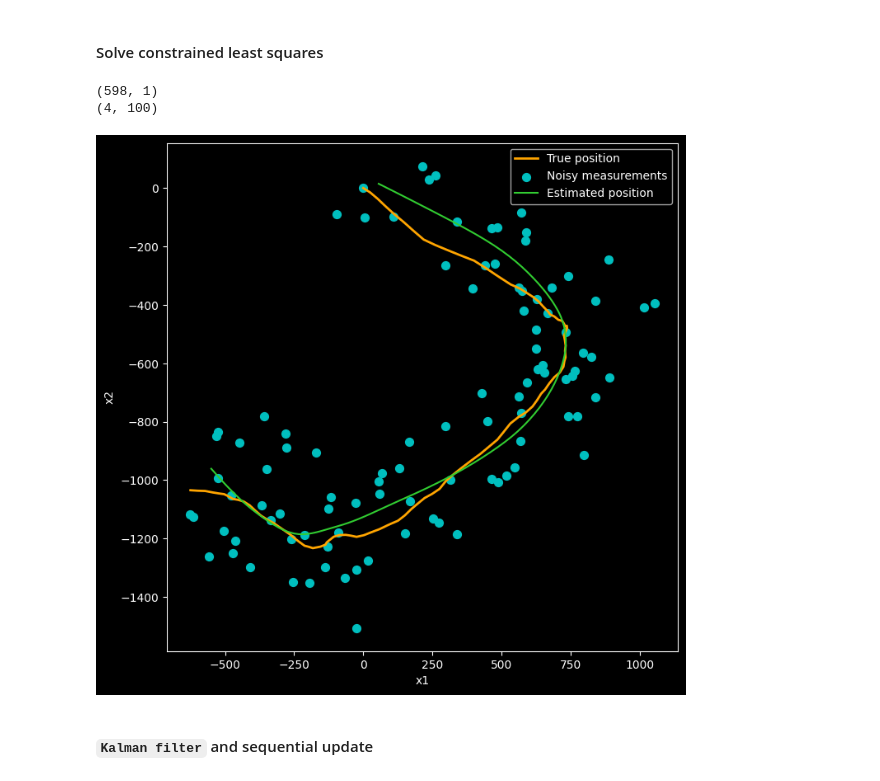
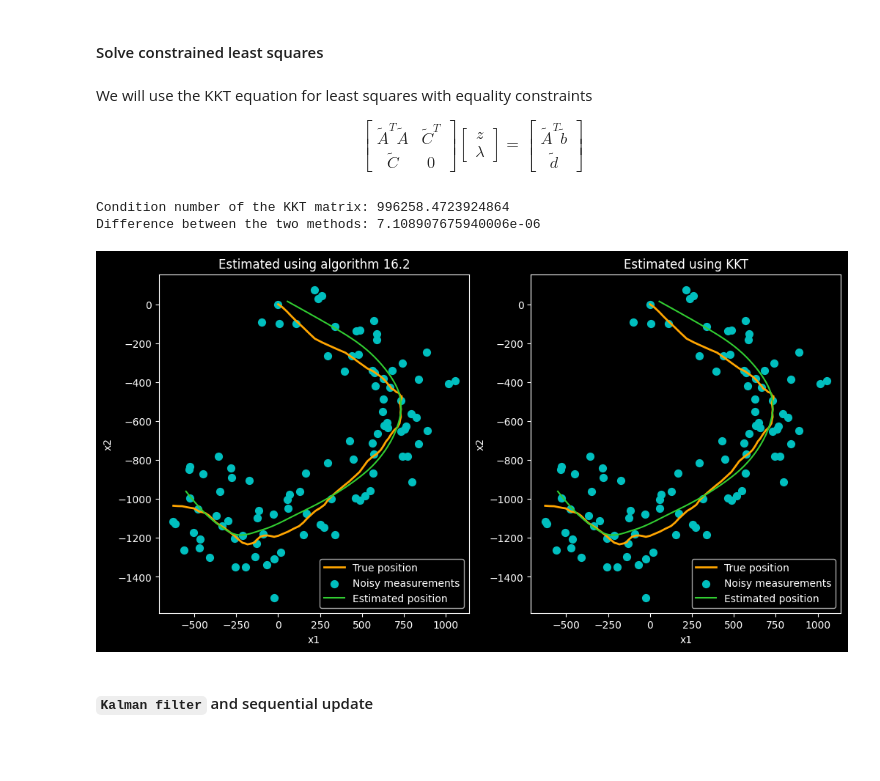
Before and after one commit to heyjianjing/linear_algebra, a Jupyter notebook: la_ex_07_linear_quadratic_estimator_Kalman_filter.ipynb, the cells around one changed output. Drawn from its saved outputs; the diff is of its cells as text; code cells hidden in the pictures; blank space fills up the shorter version.

```diff
--- a/la_ex_07_linear_quadratic_estimator_Kalman_filter.ipynb
+++ b/la_ex_07_linear_quadratic_estimator_Kalman_filter.ipynb
@@ -131,44 +131,77 @@ Ctil shape: (396, 598)
 dtil shape: (396, 1)
 # %% [markdown]
 #### Solve constrained least squares
+# %% [markdown]
+We will use the KKT equation for least squares with equality constraints
+
+$$\begin{bmatrix}\tilde{A}^T\tilde{A} & \tilde{C}^T \\ \tilde{C} & 0\end{bmatrix}\begin{bmatrix}z \\ \lambda\end{bmatrix}=\begin{bmatrix}\tilde{A}^T\tilde{b} \\ \tilde{d}\end{bmatrix}$$
 # %%
 # This solver by Vince Bartle https://github.com/vbartle/VMLS-Companions/tree/master
-# Based on Algorithm 16.2 in the book https://web.stanford.edu/~boyd/vmls/
+# Based on algorithm 16.2 in the book https://web.stanford.edu/~boyd/vmls/
 def cls_solve(A, b, C, d):
     m, n = np.shape(A)
     p, _ = np.shape(C)
 
     Q, R = npl.qr(np.vstack([A, C]))
     Q1 = Q[:m, :]
     Q2 = Q[m:m+p, :]
 
     Qtil, Rtil = npl.qr(Q2.T)
 
     first = 2 * Qtil.T @ Q1.T @ b
     denom = first - 2 * npl.lstsq(Rtil.T, d, rcond=None)[0]
     w = npl.lstsq(Rtil, denom, rcond=None)[0]
-    result = npl.lstsq(R, Q1.T @ b - Q2.T @ w / 2, rcond=None)[0]
+    z_est = npl.lstsq(R, Q1.T @ b - Q2.T @ w / 2, rcond=None)[0]
 
-    return result
+    return z_est
 
-z_est = cls_solve(Atil, btil, Ctil, dtil)
-print(z_est.shape)
+# Directly (pseudo)invert KKT matrix
+def solve_with_kkt(A, b, C, d):
+    kkt_mat = np.block([
+        [A.T @ A , C.T],
+        [C, np.zeros((C.shape[0], C.T.shape[1]))]
+    ])
+    cond_number = np.linalg.cond(kkt_mat)
+    print(f"Condition number of the KKT matrix: {cond_number}")
 
-x_est = z_est[:C.shape[1] * T].reshape(T, -1).T
-print(x_est.shape)
+    rhs = np.vstack([A.T @ b, d])
+    sol = np.linalg.inv(kkt_mat.T @ kkt_mat) @ kkt_mat.T @ rhs
 
-plt.figure(figsize=(8, 8))
-plt.plot(x[0, :], x[1, :], label='True position', color='orange', linewidth=2)
-plt.scatter(y[0, :], y[1, :], label='Noisy measurements', color='c', marker='o', s=50)
-plt.plot(x_est[0,:], x_est[1, :], label='Estimated position', color='limegreen')
-plt.xlabel('x1')
-plt.ylabel('x2')
-plt.legend()
+    z_est = sol[:A.shape[1]]
+
+    return z_est
+
+z_est_vbartle = cls_solve(Atil, btil, Ctil, dtil)
+z_est_kkt = solve_with_kkt(Atil, btil, Ctil, dtil)
+diff = np.linalg.norm(z_est_vbartle - z_est_kkt)
+print(f"Difference between the two methods: {diff}")
+
+x_est_vbartle = z_est_vbartle[:C.shape[1] * T].reshape(T, -1).T
+x_est_kkt = z_est_kkt[:C.shape[1] * T].reshape(T, -1).T
+
+fig, ax = plt.subplots(1, 2, figsize=(12, 6))
+
+ax[0].plot(x[0, :], x[1, :], label='True position', color='orange', linewidth=2)
+ax[0].scatter(y[0, :], y[1, :], label='Noisy measurements', color='c', marker='o', s=50)
+ax[0].plot(x_est_vbartle[0,:], x_est_vbartle[1, :], label='Estimated position', color='limegreen')
+ax[0].set_xlabel('x1')
+ax[0].set_ylabel('x2')
+ax[0].set_title('Estimated using algorithm 16.2')
+ax[0].legend()
+
+ax[1].plot(x[0, :], x[1, :], label='True position', color='orange', linewidth=2)
+ax[1].scatter(y[0, :], y[1, :], label='Noisy measurements', color='c', marker='o', s=50)
+ax[1].plot(x_est_kkt[0,:], x_est_kkt[1, :], label='Estimated position', color='limegreen')
+ax[1].set_xlabel('x1')
+ax[1].set_ylabel('x2')
+ax[1].set_title('Estimated using KKT')
+ax[1].legend()
+
 plt.show()
 # %% [output]
-(598, 1)
-(4, 100)
+Condition number of the KKT matrix: 996258.4723924864
+Difference between the two methods: 7.108907675940006e-06
-[figure, old version]
+[figure, new version]
 # %% [markdown]
 #### `Kalman filter` and sequential update
 # %% [markdown]
```
